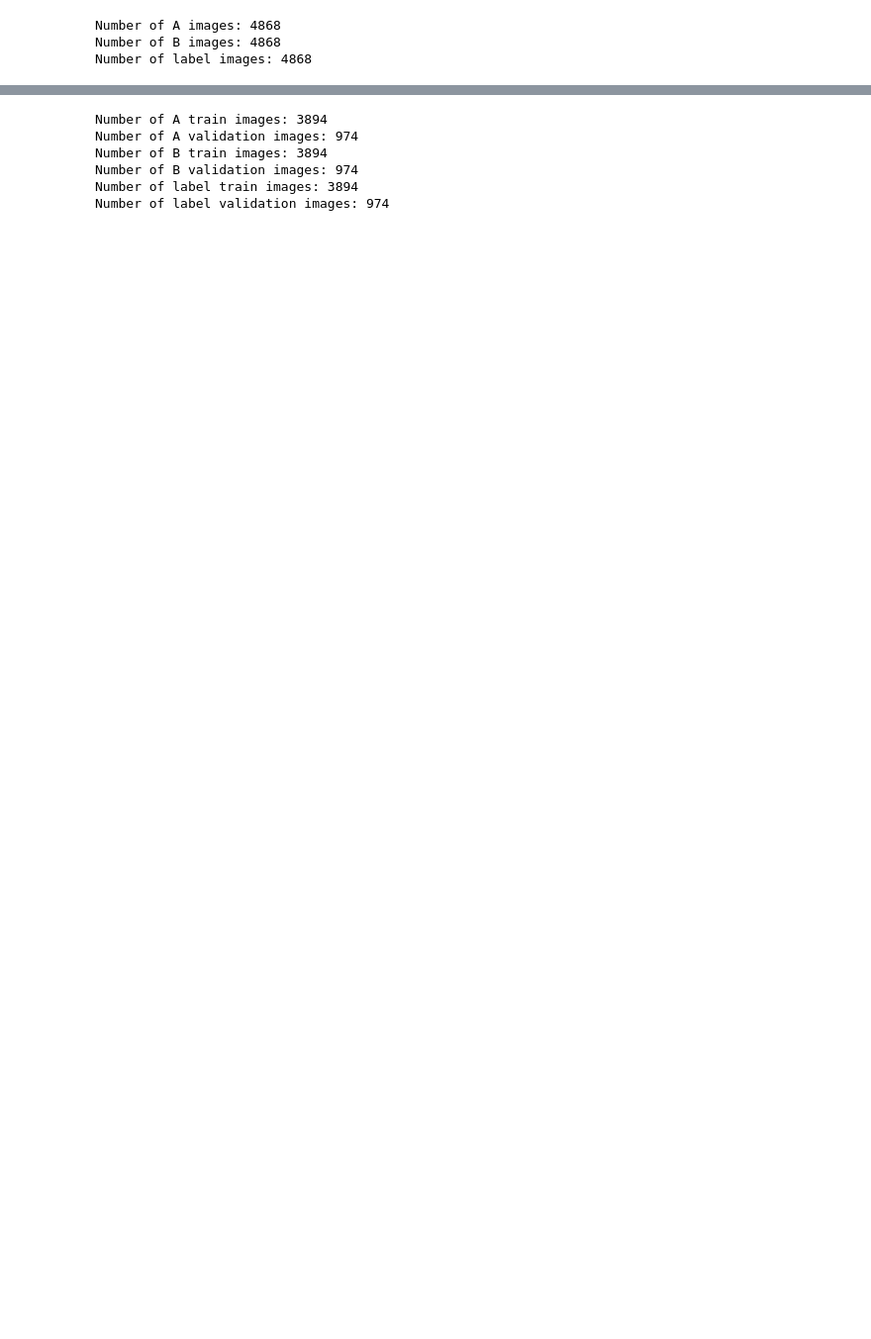
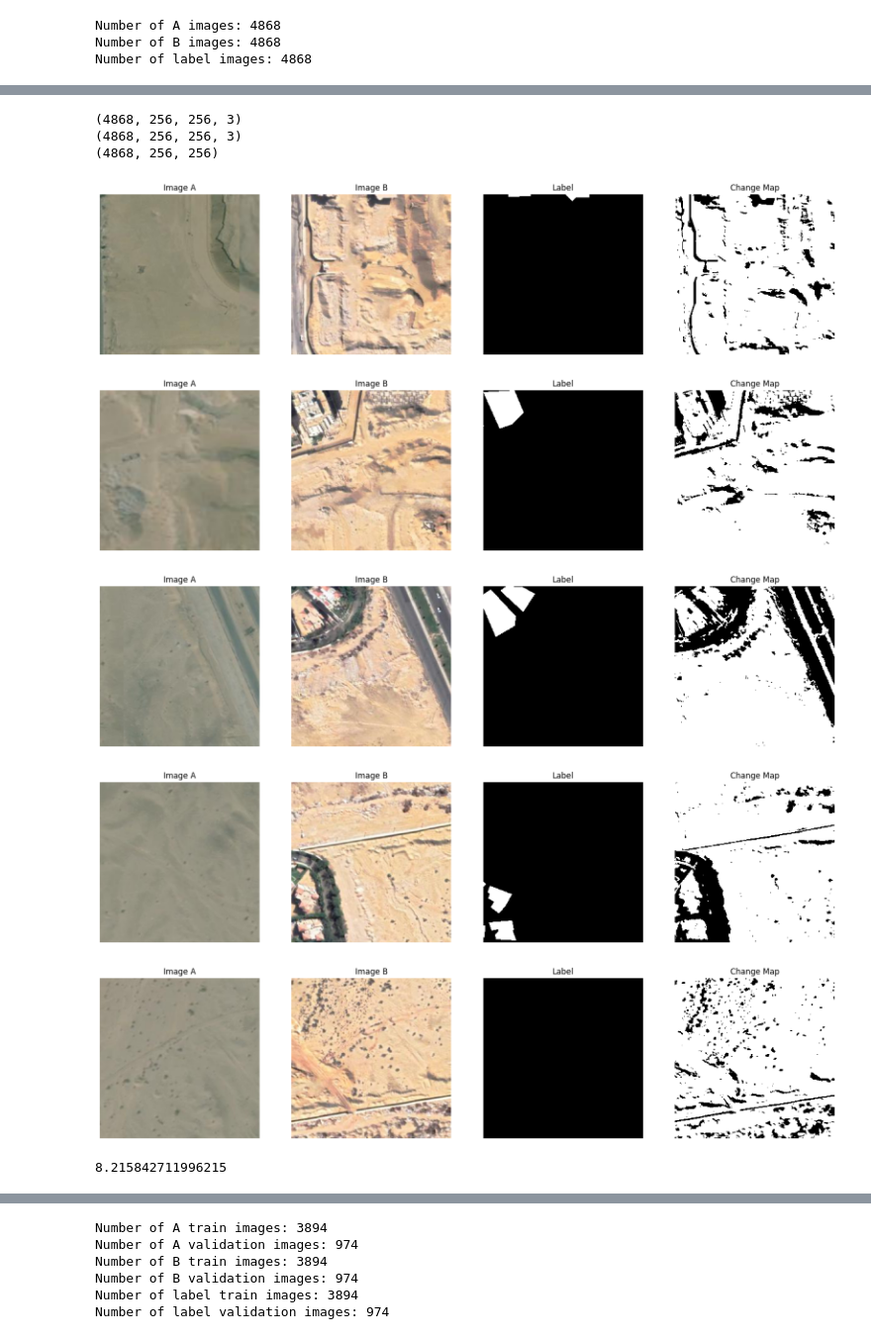
Before and after one commit to hebaashraf21/Classical-and-Deep-Learning-Satellite-Imagery-Change-Detection, a Jupyter notebook: change_detection.ipynb, the cells around one changed output, grey strips where cells are left out. Shown at 99% size. Saved outputs shown, nothing was run; the diff lists cells and outputs as text; code cells hidden in the pictures; blank space fills up the shorter version.

Commit message:
Image differencing ==> Jaccard index=8.2

```diff
--- a/change_detection.ipynb
+++ b/change_detection.ipynb
@@ -69,0 +98,75 @@ Number of label images: 4868
+# %%
+print(a_images.shape)
+print(b_images.shape)
+print(label_images.shape)
+# %% [output]
+(4868, 256, 256, 3)
+(4868, 256, 256, 3)
+(4868, 256, 256)
+# %%
+def image_difference(image1, image2, threshold=10):
+    """Calculate the absolute difference between two images and threshold the result."""
+    # Convert color images to grayscale
+    if len(image1.shape) == 3:
+        image1 = cv2.cvtColor(image1, cv2.COLOR_BGR2GRAY)
+    if len(image2.shape) == 3:
+        image2 = cv2.cvtColor(image2, cv2.COLOR_BGR2GRAY)
+
+    diff = np.abs(image1 - image2)
+    return np.where(diff >= threshold, 255, 0)
+
+
+# Define the threshold value
+threshold_value = 140  # Adjust as needed
+
+# Apply image differencing with thresholding to the dataset
+thresholded_images = []
+for a_image, b_image in zip(a_images, b_images):
+    difference_image = image_difference(a_image, b_image, threshold=threshold_value)
+    thresholded_images.append(difference_image)
+# %%
+def plot_images(image1, image2, label, change_map):
+    fig, axes = plt.subplots(1, 4, figsize=(20, 5))
+    axes[0].imshow(image1, cmap='gray')
+    axes[0].set_title('Image A')
+    axes[0].axis('off')
+    axes[1].imshow(image2, cmap='gray')
+    axes[1].set_title('Image B')
+    axes[1].axis('off')
+    axes[2].imshow(label, cmap='gray')
+    axes[2].set_title('Label')
+    axes[2].axis('off')
+    axes[3].imshow(change_map, cmap='gray')
+    axes[3].set_title('Change Map')
+    axes[3].axis('off')
+    plt.show()
+
+# Example usage for the first 5 images
+for i in range(5):
+    plot_images(a_images[i], b_images[i], label_images[i], thresholded_images[i])
+# %% [output]
+[figure, added]
+[figure, added]
+[figure, added]
+[figure, added]
+[figure, added]
+# %%
+def jaccard_index(image1, image2):
+    """Calculate the Jaccard Index (Intersection over Union) between two binary images."""
+    intersection = np.logical_and(image1, image2)
+    union = np.logical_or(image1, image2)
+    if  np.sum(union)==0 and np.sum(intersection)==0:
+       return 1
+    else:
+       return np.sum(intersection) / np.sum(union)
+# Compute the Jaccard Index for each pair of images
+jaccard_scores = []
+for thresholded_image, label_image in zip(thresholded_images, label_images):
+    jaccard_score = jaccard_index(thresholded_image, label_image)
+    jaccard_scores.append(jaccard_score)
+
+# Average Jaccard Index across all images
+average_jaccard_index = np.mean(jaccard_scores)
+print(average_jaccard_index*100)
+# %% [output]
+8.215842711996215
```
Also changed, not shown: parts of 6 cells of this notebook.
